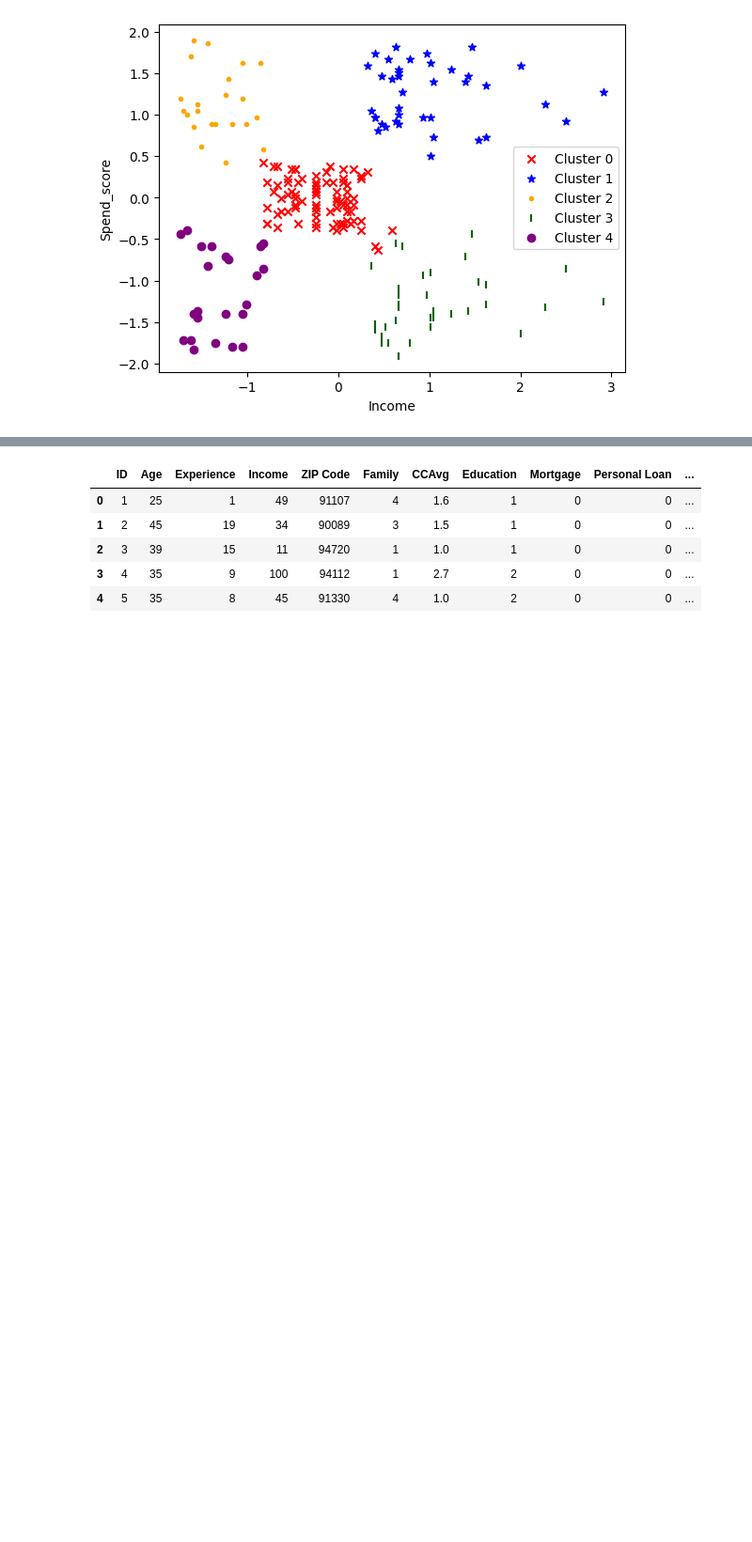
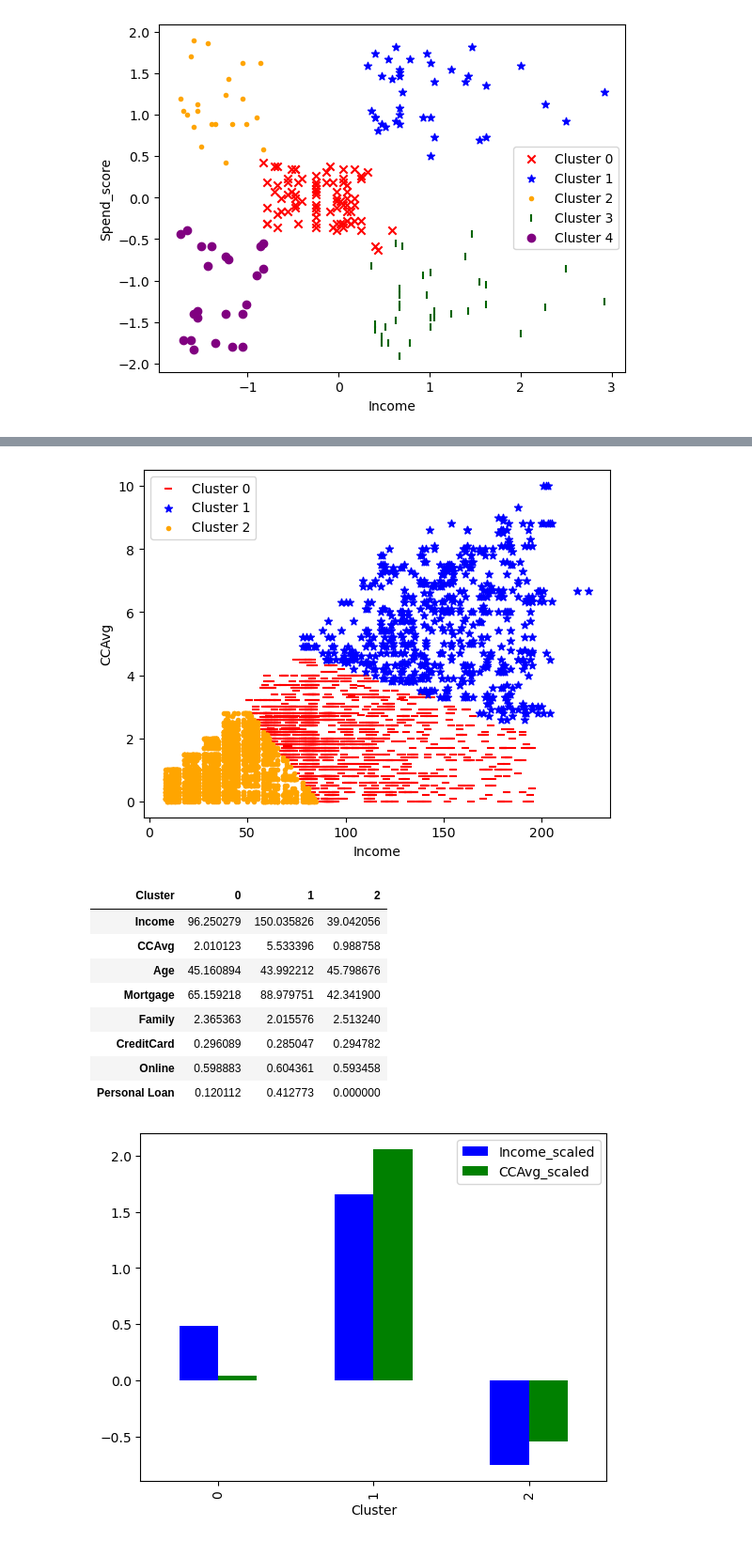
Before and after one commit to johnson80245/python, a Jupyter notebook: DS for Marketing Analytics/DS Marketing Analytics Ch3.ipynb, the cells around one changed output, grey strips where cells are left out. Shown at 94% size. Drawn from its saved outputs; the diff is of its cells as text; code cells hidden in the pictures; blank space fills up the shorter version.

```diff
--- a/DS for Marketing Analytics/DS Marketing Analytics Ch3.ipynb
+++ b/DS for Marketing Analytics/DS Marketing Analytics Ch3.ipynb
@@ -153,39 +153,83 @@ plt.show()
 #Activity 3.01 - Bank Customer Segmentation for Loan Campaign
 
 #Load in the dataset
-loans = pd.read_csv('https://raw.githubusercontent.com/johnson80245/python/refs/heads/main/csvs/DS%20for%20marketing%20analytics%20data/Chapter03/Datasets/Bank_Personal_Loan_Modelling-1.csv')
+loans = pd.read_csv(
+    'https://raw.githubusercontent.com/johnson80245/python/refs/heads/main/csvs/DS%20for%20marketing%20analytics%20data/Chapter03/Datasets/Bank_Personal_Loan_Modelling-1.csv')
 #Check Dtypes and missing values
 loans.info()
 #Understanding basic stats
 loans.describe(include = 'all').T
 
 #Columns to be scaled
 loans['Income_scaled'] = scaler.fit_transform(loans[['Income']])
 loans['CCAvg_scaled'] = scaler.fit_transform(loans[['CCAvg']])
 
+loans.describe().T
 
+# loans.plot.scatter(x = 'Income',
+#                    y = 'CCAvg')
+
+
+loan_model = KMeans(n_clusters = 3,
+                    random_state = 42)
+
+clust_cols = ['Income_scaled', 'CCAvg_scaled']
+loan_model.fit(loans[clust_cols])
+loans['Cluster'] = loan_model.predict(loans[clust_cols])
 loans.head()
+
+#Visualize the cluster groups
+markers = ['_', '*', '.']
+colors = ['red', 'blue', 'orange']
+
+for clust in range(3):
+    temp = loans[loans.Cluster == clust]
+    plt.scatter(
+        temp.Income,
+        temp.CCAvg,
+        marker=markers[clust],
+        color=colors[clust],
+        label='Cluster ' + str(clust)
+    )
+
+plt.xlabel('Income')
+plt.ylabel('CCAvg')
+plt.legend()
+plt.show()
+
+loans.groupby('Cluster')[['Income_scaled','CCAvg_scaled']].describe().T
+
+loans.groupby('Cluster')[['Income_scaled','CCAvg_scaled']].mean().plot.bar(color = ['blue','green'])
+
+sel_cols = ['Income', 'CCAvg', 'Age', 'Mortgage', 'Family',
+            'CreditCard', 'Online', 'Personal Loan']
+loans.groupby('Cluster')[sel_cols].mean().T
 # %% [output]
 <class 'pandas.core.frame.DataFrame'>
 RangeIndex: 5000 entries, 0 to 4999
 Data columns (total 14 columns):
  #   Column              Non-Null Count  Dtype
 ---  ------              --------------  -----
  0   ID                  5000 non-null   int64
  1   Age                 5000 non-null   int64
  2   Experience          5000 non-null   int64
  3   Income              5000 non-null   int64
  4   ZIP Code            5000 non-null   int64
  5   Family              5000 non-null   int64
  6   CCAvg               5000 non-null   float64
 ... (5 lines left out)
  12  Online              5000 non-null   int64
  13  CreditCard          5000 non-null   int64
 dtypes: float64(1), int64(13)
 memory usage: 547.0 KB
+[figure, added]
-|  | ID | Age | Experience | Income | ZIP Code | Family | CCAvg | Education | Mortgage | Personal Loan | ... |
-| 0 | 1 | 25 | 1 | 49 | 91107 | 4 | 1.6 | 1 | 0 | 0 | ... |
-| 1 | 2 | 45 | 19 | 34 | 90089 | 3 | 1.5 | 1 | 0 | 0 | ... |
-| 2 | 3 | 39 | 15 | 11 | 94720 | 1 | 1.0 | 1 | 0 | 0 | ... |
-| 3 | 4 | 35 | 9 | 100 | 94112 | 1 | 2.7 | 2 | 0 | 0 | ... |
-| 4 | 5 | 35 | 8 | 45 | 91330 | 4 | 1.0 | 2 | 0 | 0 | ... |
+| Cluster | 0 | 1 | 2 |
+| Income | 96.250279 | 150.035826 | 39.042056 |
+| CCAvg | 2.010123 | 5.533396 | 0.988758 |
+| Age | 45.160894 | 43.992212 | 45.798676 |
+| Mortgage | 65.159218 | 88.979751 | 42.341900 |
+| Family | 2.365363 | 2.015576 | 2.513240 |
+| CreditCard | 0.296089 | 0.285047 | 0.294782 |
+| Online | 0.598883 | 0.604361 | 0.593458 |
+| Personal Loan | 0.120112 | 0.412773 | 0.000000 |
+[figure, added]
```
Also changed, not shown: parts of 1 cell of this notebook.
